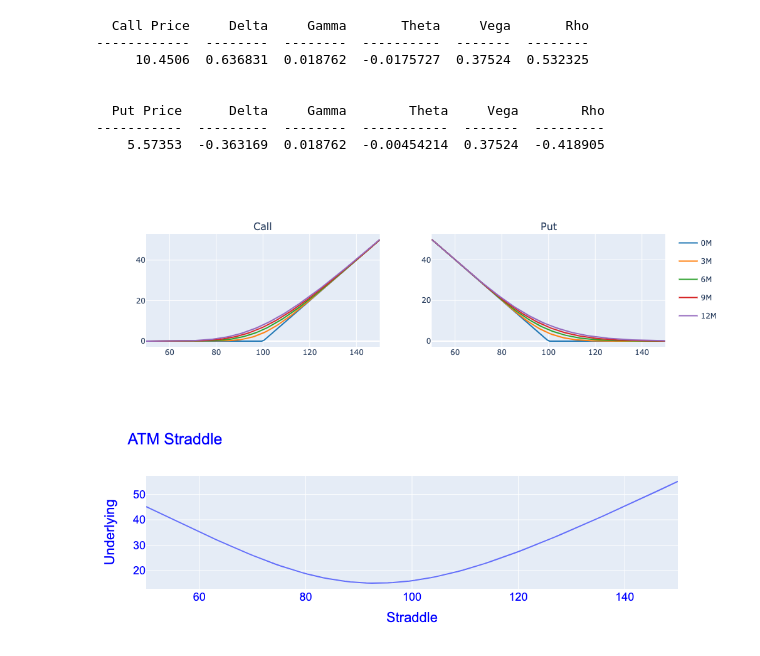
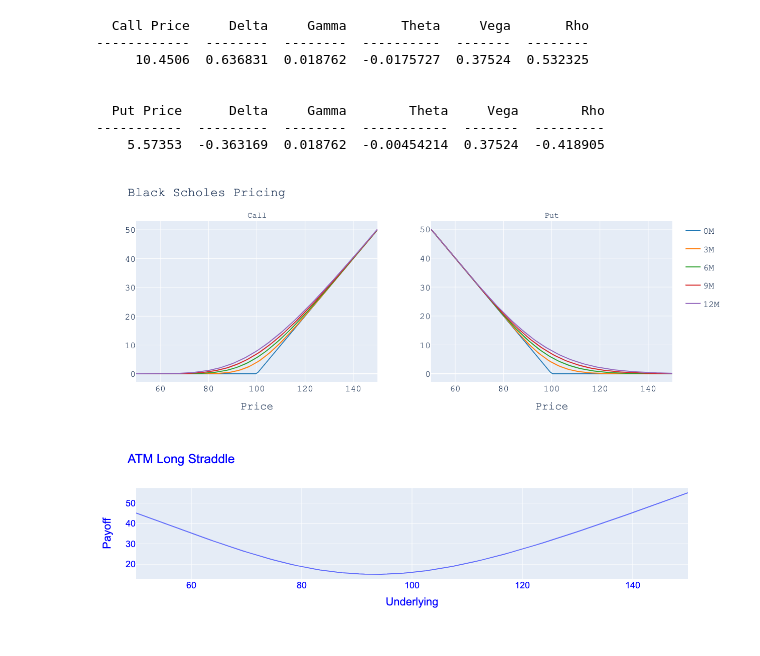
Before and after one commit to Ali-Ahmad9/QuantLib, a Jupyter notebook: python/jupyter/Black Scholes.ipynb, the cells around one changed output. Drawn from its saved outputs; the diff is of its cells as text; code cells hidden in the pictures.

Commit message:
added plotly graphs to black-scholes
need to make the pricing graphs interactive

```diff
--- a/python/jupyter/Black Scholes.ipynb
+++ b/python/jupyter/Black Scholes.ipynb
@@ -216,30 +217,43 @@ print(tabulate(table,header))
 # %%
 fig = make_subplots(rows=1, cols=2, subplot_titles=("Call", "Put"))
 
 cols = py.colors.DEFAULT_PLOTLY_COLORS
 
 x = linspace(50,150,100)
 d = {'0M':1e-50, '3M': 0.25, '6M': 0.5, '9M': 0.75, '12M': 1.0}
 
 for i, (k,v) in enumerate(d.items()):
     axes[0].plot(x, BS(x,100,0.0,v,0.2).callPrice, label=k)
     fig.add_trace(go.Scatter(x=x, y=BS(x,100,0.0,v,0.2).callPrice, name=k, legendgroup=f'group{k}', line=dict(color=cols[i])),
               row=1, col=1)
     axes[1].plot(x, BS(x,100,0.0,v,0.2).putPrice, label=k)
     fig.add_trace(go.Scatter(x=x, y=BS(x,100,0.0,v,0.2).putPrice, name=k, legendgroup=f'group{k}', line=dict(color=cols[i]), showlegend=False),
               row=1, col=2)
 
+fig.update_layout(
+    title="Black Scholes Pricing",
+    width=1200,
+    height=500,
+    font=dict(
+        family="Courier New",
+        size=18
+    )
+)
+
+fig.update_xaxes(title_text="Price", row=1, col=1)
+fig.update_xaxes(title_text="Price", row=1, col=2)
+
 fig.show()
 # %% [output]
-[figure, old version]
+[figure, new version]
 # %%
 # Plot straddle price
 fig = go.Figure()
 fig.add_trace(go.Line(x=x, y=(BS(x,100,0.05,1,0.2).callPrice + BS(x,100,0.05,1,0.2).putPrice)))
 fig.update_layout(
-    title="ATM Straddle",
-    xaxis_title="Straddle",
-    yaxis_title="Underlying",
+    title="ATM Long Straddle",
+    xaxis_title="Underlying",
+    yaxis_title="Payoff",
     font=dict(
         family="Arial",
         size=18,
@@ -248,4 +262,4 @@ fig.update_layout(
 )
 fig.show()
 # %% [output]
-[figure, old version]
+[figure, new version]
```
Also changed, not shown: parts of 3 cells of this notebook, 2 other files.
